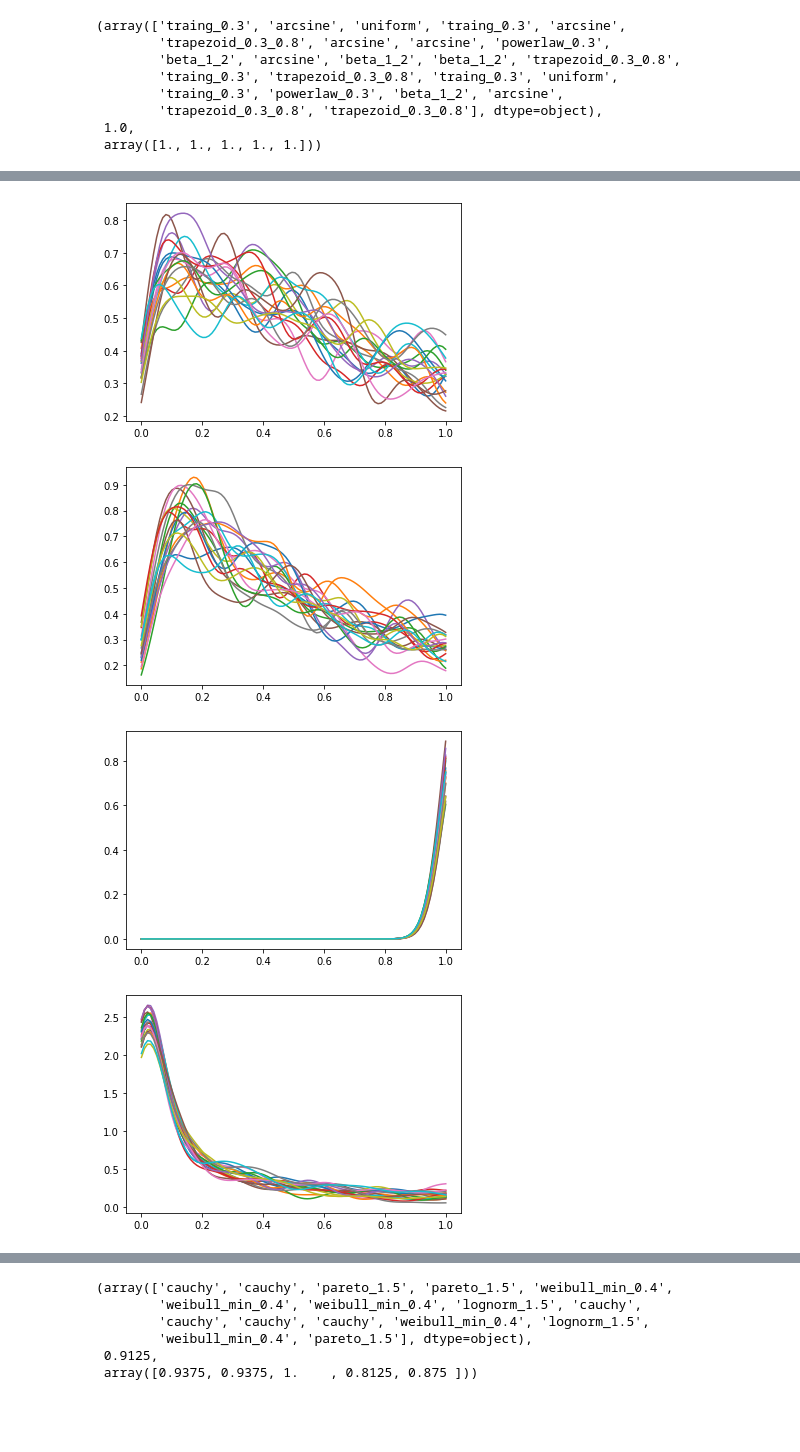
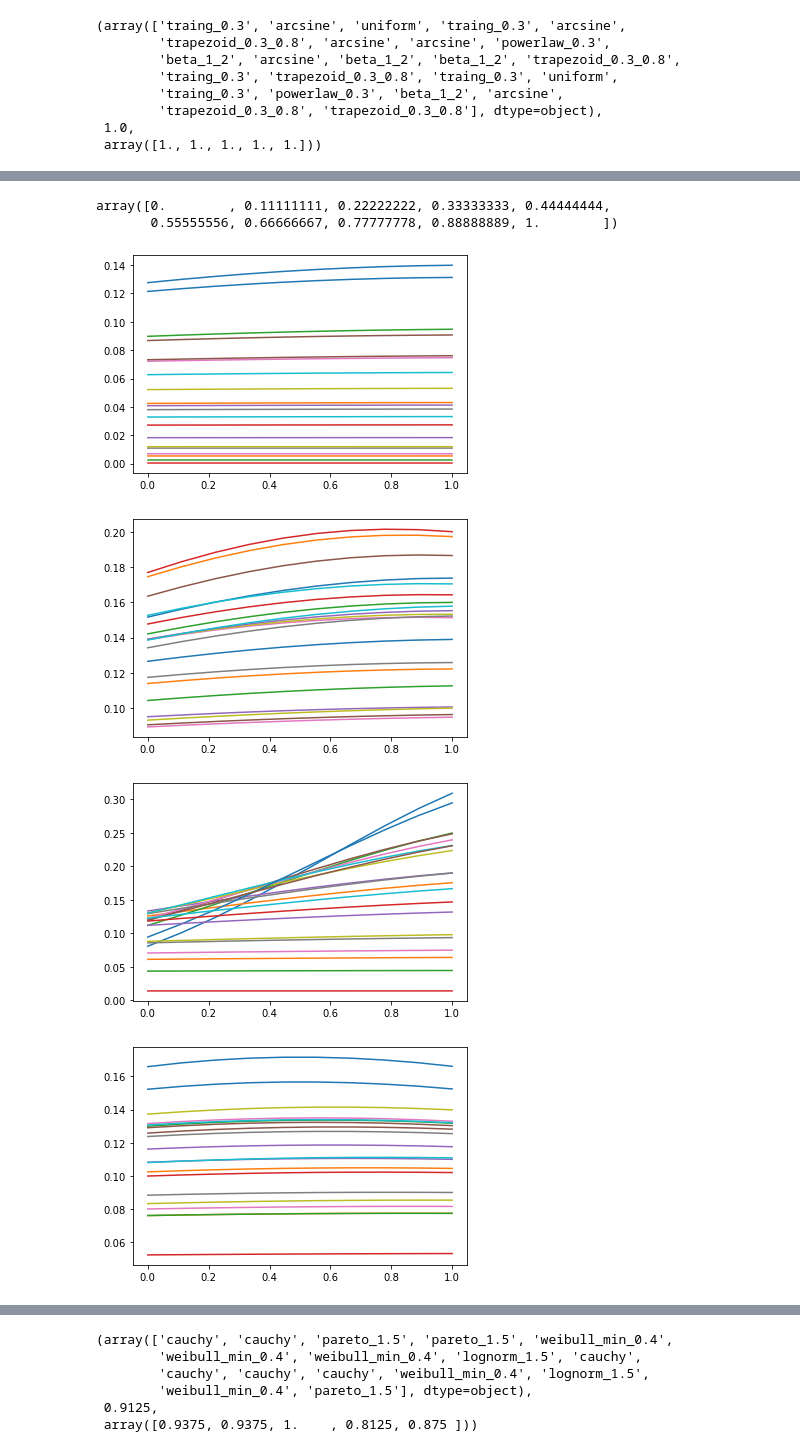
Before and after one commit to sheilafarrahi/thesis, a Jupyter notebook: kde.ipynb, the cells around one changed output, grey strips where cells are left out. Drawn from its saved outputs; the diff is of its cells as text; code cells hidden in the pictures; blank space fills up the shorter version.

```diff
--- a/kde.ipynb
+++ b/kde.ipynb
@@ -30,7 +28,11 @@ bounded_dists
  'trapezoid_0.3_0.8': <scipy.stats._distn_infrastructure.rv_frozen at 0x...>,
  'traing_0.3': <scipy.stats._distn_infrastructure.rv_frozen at 0x...>,
  'uniform': <scipy.stats._distn_infrastructure.rv_frozen at 0x...>}
+# %%
+# set configurations for number of samples and moments
+s_size = 500
+nr_sample = 20
+x = np.linspace(0,1,10)
 # %%
- x = np.linspace(0,1,10)
-kde_df = dem.get_kde_estimates(bounded_dists, nr_sample=20, sample_size=500, x_values=10, bandwidth=0.05)
-# automatic bandwidth
+kde_df = dem.get_kde(bounded_dists, nr_sample, s_size, x)
+kde_df.head()
@@ -53,10 +45,0 @@ kde_df
-# %%
-for name,distr in (bounded_dists.items()):
-    fig, ax = plt.subplots()
-    temp = kde_df.loc[kde_df['dist']==name]
-    for i in range(10):
-        y = temp.iloc[i]
-        y = y[0:10] # use drop instead
-        x = np.linspace(0,1,10)
-
-        ax.plot(x,y)
@@ -111,11 +96,3 @@ svm_model(X, y, X_train, X_test, y_train, y_test, 5)
         'trapezoid_0.3_0.8', 'trapezoid_0.3_0.8'], dtype=object),
  1.0,
  array([1., 1., 1., 1., 1.]))
-# %%
-bandwidth = [0.001, 0.005, 0.01, 0.05, 0.1, 0.5, 1]
-for i in bandwidth:
-    kde_df = modules.get_kde_estimates(bounded_dists, 20, 500, 10, b)
-    X, y, X_train, X_test, y_train, y_test = prepare_data(kde_df, 0.2)
-    a, b, c = svm_model(X, y, X_train, X_test, y_train, y_test, 5)
-    print(b)
-    print(c)
@@ -137,17 +99,24 @@ for i in bandwidth:
+# %%
+np.linspace(0,1,10)
+# %% [output]
+array([0.        , 0.11111111, 0.22222222, 0.33333333, 0.44444444,
+       0.55555556, 0.66666667, 0.77777778, 0.88888889, 1.        ])
 # %%
-longtail_dists = modules.get_longtail_distribution()
-kde_df = modules.get_kde_estimates(longtail_dists, nr_sample=20, s_size=500, x_values=100, bandwidth=0.05)
+longtail_dists = dm.get_longtail_distribution()
+
+x = np.linspace(0,1,10)
+kde_df = dem.get_kde(longtail_dists, nr_sample, s_size, x)
 for name,distr in (longtail_dists.items()):
     fig, ax = plt.subplots()
     temp = kde_df.loc[kde_df['dist']==name]
     for i in range(20):
         y = temp.iloc[i]
-        y = y[0:100]
-        x = np.linspace(0,1,100)
+        dist_name = y[-1:][0]
+        y = y[:-1]
 
         ax.plot(x,y)
 # %% [output]
-[figure, old version]
+[figure, new version]
-[figure, old version]
+[figure, new version]
-[figure, old version]
+[figure, new version]
-[figure, old version]
+[figure, new version]
```
Also changed, not shown: parts of 11 cells of this notebook, 4 other files.
